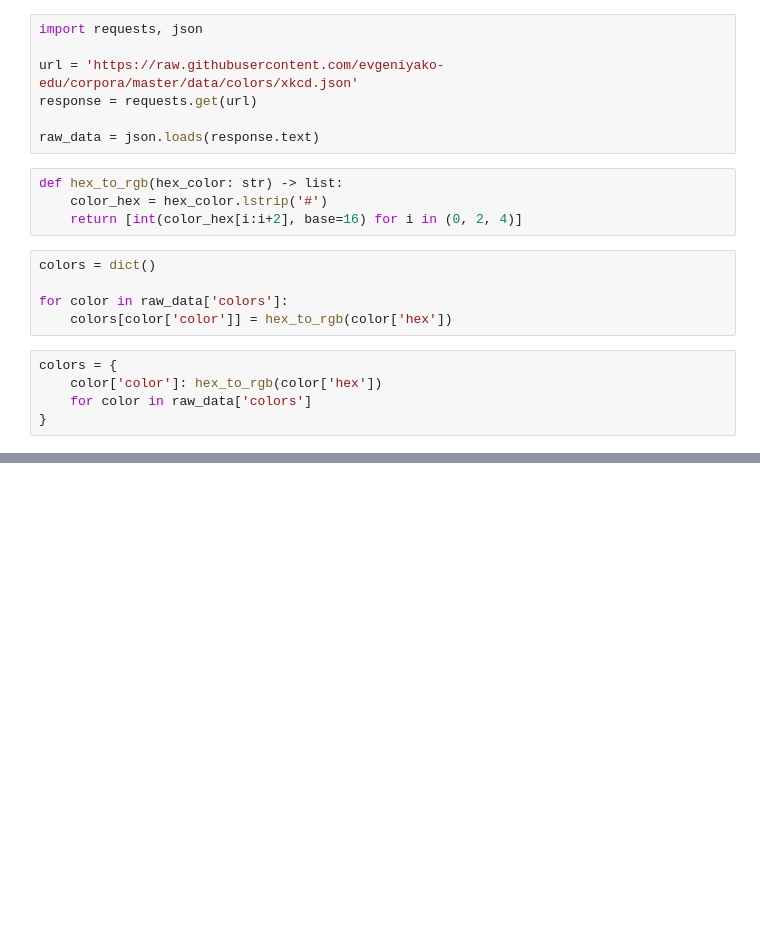
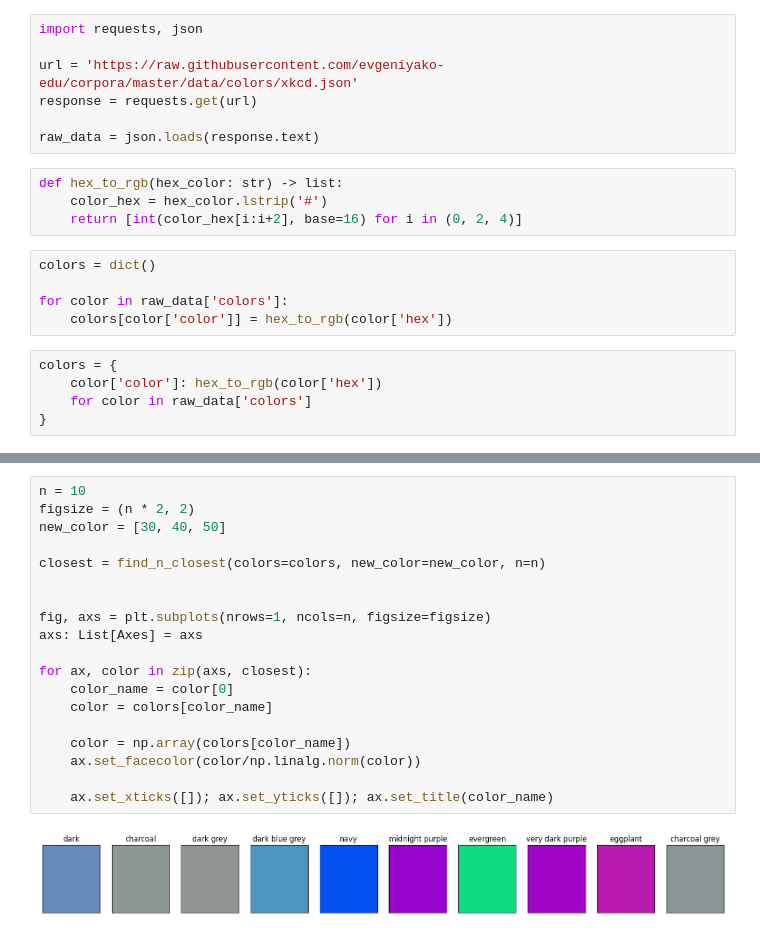
Before and after one commit to tauantorres/masters-degree-ai-mipt-math-refresher, a Jupyter notebook: session-01.ipynb, the cells around one changed output, grey strips where cells are left out. Saved outputs shown, nothing was run; the diff lists cells and outputs as text; blank space fills up the shorter version.

```diff
--- a/session-01.ipynb
+++ b/session-01.ipynb
@@ -372,0 +146,21 @@ PROGRAMMING LANGUAGES AND TOOLS:
+# %%
+n = 10
+figsize = (n * 2, 2)
+new_color = [30, 40, 50]
+
+closest = find_n_closest(colors=colors, new_color=new_color, n=n)
+
+
+fig, axs = plt.subplots(nrows=1, ncols=n, figsize=figsize)
+axs: List[Axes] = axs
+
+for ax, color in zip(axs, closest):
+    color_name = color[0]
+    color = colors[color_name]
+
+    color = np.array(colors[color_name])
+    ax.set_facecolor(color/np.linalg.norm(color))
+
+    ax.set_xticks([]); ax.set_yticks([]); ax.set_title(color_name)
+# %% [output]
+[figure, added]
```
Also changed, not shown: parts of 21 cells of this notebook.
